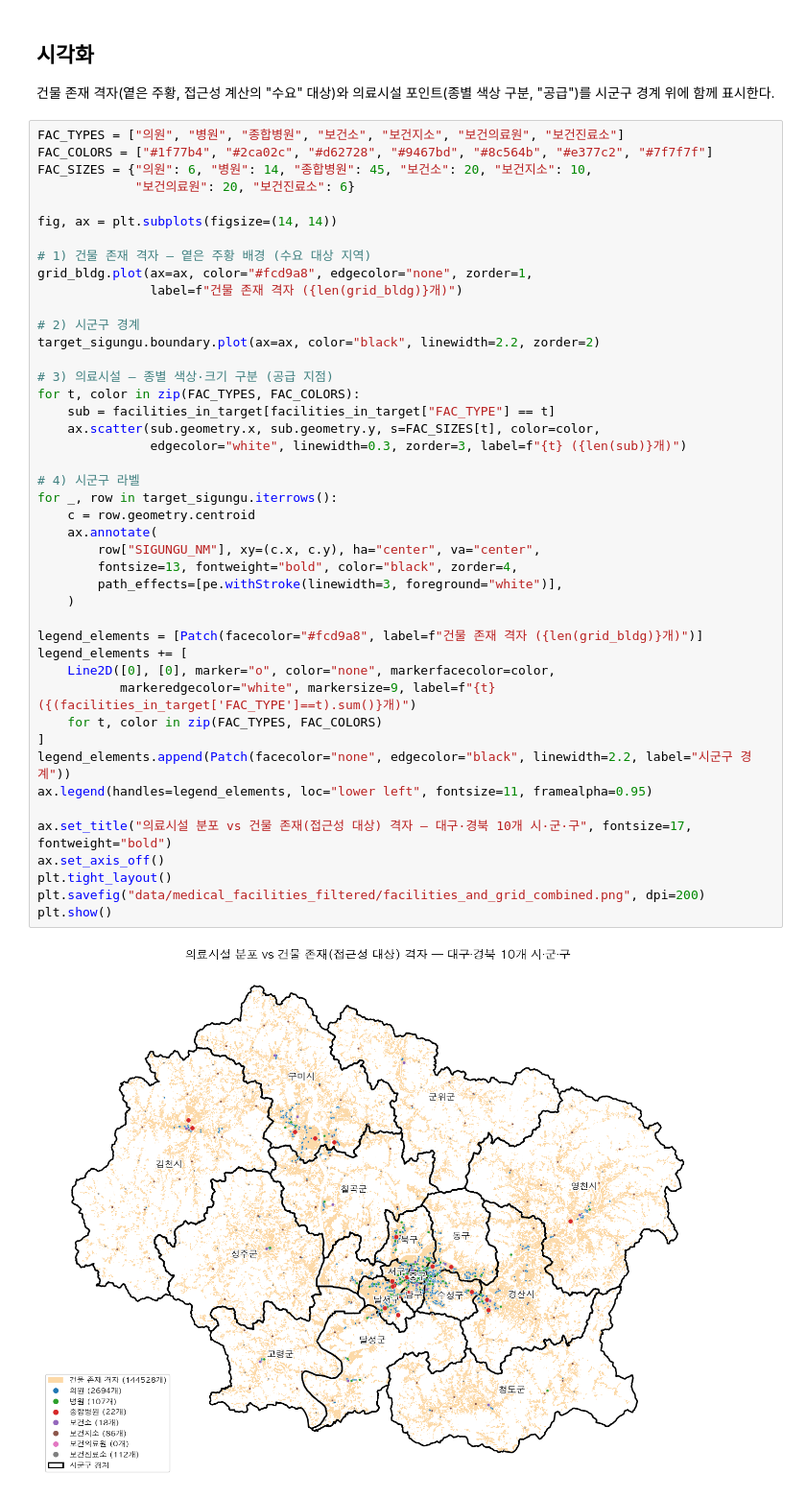
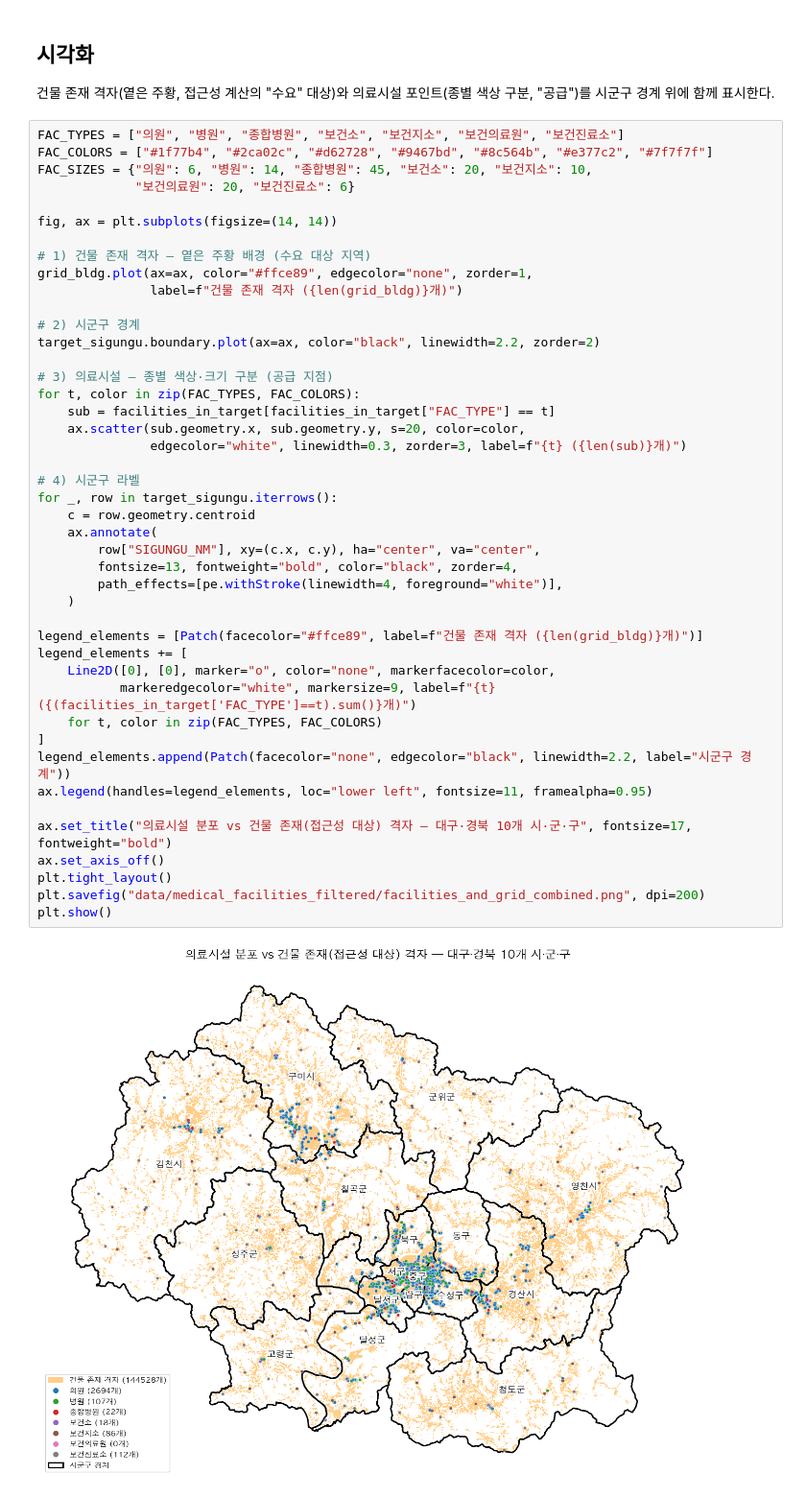
Before and after one commit to chaelynlee1201/DaeguGyeongbuk_Hospital_Accessibility, a Jupyter notebook: visualize_facilities_and_grid.ipynb, the cells around one changed output. Shown at 96% size. Saved outputs shown, nothing was run; the diff lists cells and outputs as text.

```diff
--- a/visualize_facilities_and_grid.ipynb
+++ b/visualize_facilities_and_grid.ipynb
@@ -59,40 +59,40 @@ FAC_SIZES = {"의원": 6, "병원": 14, "종합병원": 45, "보건소": 20, "
 fig, ax = plt.subplots(figsize=(14, 14))
 
 # 1) 건물 존재 격자 — 옅은 주황 배경 (수요 대상 지역)
-grid_bldg.plot(ax=ax, color="#fcd9a8", edgecolor="none", zorder=1,
+grid_bldg.plot(ax=ax, color="#ffce89", edgecolor="none", zorder=1,
                label=f"건물 존재 격자 ({len(grid_bldg)}개)")
 
 # 2) 시군구 경계
 target_sigungu.boundary.plot(ax=ax, color="black", linewidth=2.2, zorder=2)
 
 # 3) 의료시설 — 종별 색상·크기 구분 (공급 지점)
 for t, color in zip(FAC_TYPES, FAC_COLORS):
     sub = facilities_in_target[facilities_in_target["FAC_TYPE"] == t]
-    ax.scatter(sub.geometry.x, sub.geometry.y, s=FAC_SIZES[t], color=color,
+    ax.scatter(sub.geometry.x, sub.geometry.y, s=20, color=color,
                edgecolor="white", linewidth=0.3, zorder=3, label=f"{t} ({len(sub)}개)")
 
 # 4) 시군구 라벨
 for _, row in target_sigungu.iterrows():
     c = row.geometry.centroid
     ax.annotate(
         row["SIGUNGU_NM"], xy=(c.x, c.y), ha="center", va="center",
         fontsize=13, fontweight="bold", color="black", zorder=4,
-        path_effects=[pe.withStroke(linewidth=3, foreground="white")],
+        path_effects=[pe.withStroke(linewidth=4, foreground="white")],
     )
 
-legend_elements = [Patch(facecolor="#fcd9a8", label=f"건물 존재 격자 ({len(grid_bldg)}개)")]
+legend_elements = [Patch(facecolor="#ffce89", label=f"건물 존재 격자 ({len(grid_bldg)}개)")]
 legend_elements += [
     Line2D([0], [0], marker="o", color="none", markerfacecolor=color,
            markeredgecolor="white", markersize=9, label=f"{t} ({(facilities_in_target['FAC_TYPE']==t).sum()}개)")
     for t, color in zip(FAC_TYPES, FAC_COLORS)
 ]
 legend_elements.append(Patch(facecolor="none", edgecolor="black", linewidth=2.2, label="시군구 경계"))
 ax.legend(handles=legend_elements, loc="lower left", fontsize=11, framealpha=0.95)
 
 ax.set_title("의료시설 분포 vs 건물 존재(접근성 대상) 격자 — 대구·경북 10개 시·군·구", fontsize=17, fontweight="bold")
 ax.set_axis_off()
 plt.tight_layout()
 plt.savefig("data/medical_facilities_filtered/facilities_and_grid_combined.png", dpi=200)
 plt.show()
 # %% [output]
-[figure, old version]
+[figure, new version]
```
Also changed, not shown: 14 other files.
